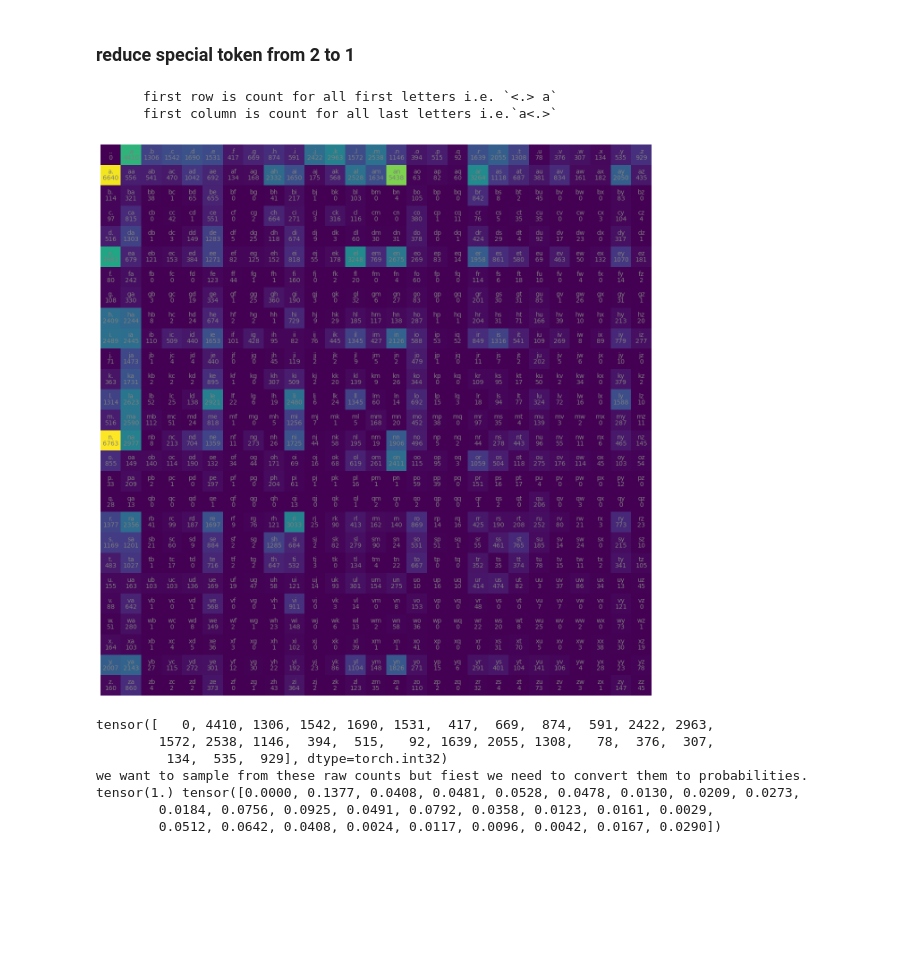
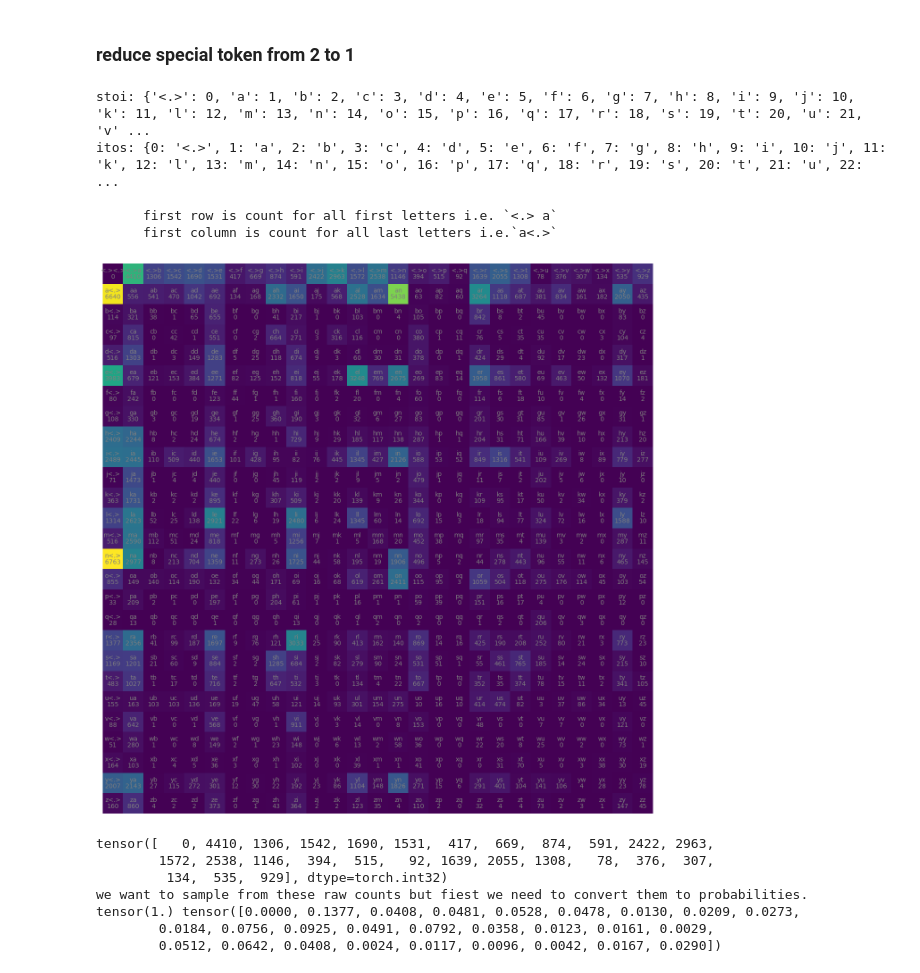
Before and after one commit to mzohaibnasir/fromScratch, a Jupyter notebook: 03_makemore/main.ipynb, the cells around one changed output. Saved outputs shown, nothing was run; the diff lists cells and outputs as text; code cells hidden in the pictures; blank space fills up the shorter version.

```diff
--- a/03_makemore/main.ipynb
+++ b/03_makemore/main.ipynb
@@ -345,24 +323,32 @@ itos
 N = torch.zeros((27,27), dtype=torch.int32)  #26: letters, 1: <S> 1: <E>
 N, N.dtype   # single precision floating point numbers: float32 but we want to store count so precision is not needed
 
+alphabets = set("".join(words))
+chars = ['<.>'] + sorted(alphabets)  # indexes
+
 
 # alphabets = [chr(_) for _ in range(ord('a'), ord('z')+1)]
-alphabets = list(set("".join(words)))
+# alphabets = list(set("".join(words)))
 
 # chars = ['.'] + sorted(alphabets)
-chars = sorted(alphabets)
+# chars = ['<.>'] + sorted(alphabets)  # indexes
 
-stoi ={ s:i+1 for i , s in enumerate(chars)}
-stoi['.']=0
+# chars = sorted(alphabets)
+
+stoi ={ s:i for i , s in enumerate(chars)}
+# stoi['<.>']=0
 # print(len(stoi), stoi)
 itos={i:s for s, i in stoi.items()}
+
+print(f"stoi: {stoi}")
+print(f"itos: {itos}")
 
 
 
 
 b = {}# dict to mantain count of bigram
 for w in words:         # emma
-    chs = ['.'] + list(w) +['.']  # ['<S>', 'e', 'm', 'm', 'a', '<E>']
+    chs = ['<.>'] + list(w) +['<.>']  # ['<S>', 'e', 'm', 'm', 'a', '<E>']
     # print(chs)
     for ch1, ch2 in zip(chs, chs[1:]):
         # print(ch1, ch2)
@@ -388,34 +374,37 @@ for w in words:         # emma
 
 
 
 import matplotlib.pyplot as plt
 %matplotlib inline
 
 
 itos = {i:s for s,i in stoi.items()}  #reverse dictionary
 
 plt.figure(figsize=(16, 16))
 # plt.imshow(N, cmap='Blues')
 for i in range(27):
     for j in range(27):
         chstr = itos[i]+itos[j]
         plt.text(j,i, chstr, ha="center", va="bottom", color="gray")
         plt.text(j,i, N[i,j].item(), ha="center", va="top", color="gray")
 plt.axis('off')
 plt.imshow(N)
 
 
 
 
 print("""
       first row is count for all first letters i.e. `<.> a`
       first column is count for all last letters i.e.`a<.>`
 
       """)
 # %% [output]
+stoi: {'<.>': 0, 'a': 1, 'b': 2, 'c': 3, 'd': 4, 'e': 5, 'f': 6, 'g': 7, 'h': 8, 'i': 9, 'j': 10, 'k': 11, 'l': 12, 'm': 13, 'n': 14, 'o': 15, 'p': 16, 'q': 17, 'r': 18, 's': 19, 't': 20, 'u': 21, 'v' ...
+itos: {0: '<.>', 1: 'a', 2: 'b', 3: 'c', 4: 'd', 5: 'e', 6: 'f', 7: 'g', 8: 'h', 9: 'i', 10: 'j', 11: 'k', 12: 'l', 13: 'm', 14: 'n', 15: 'o', 16: 'p', 17: 'q', 18: 'r', 19: 's', 20: 't', 21: 'u', 22: ...
+
       first row is count for all first letters i.e. `<.> a`
       first column is count for all last letters i.e.`a<.>`
-[figure, old version]
+[figure, new version]
 # %%
 print(N[0,:])
 print("we want to sample from these raw counts but fiest we need to convert them to probabilities.")
```
Also changed, not shown: parts of 10 cells of this notebook, 2 other files.
